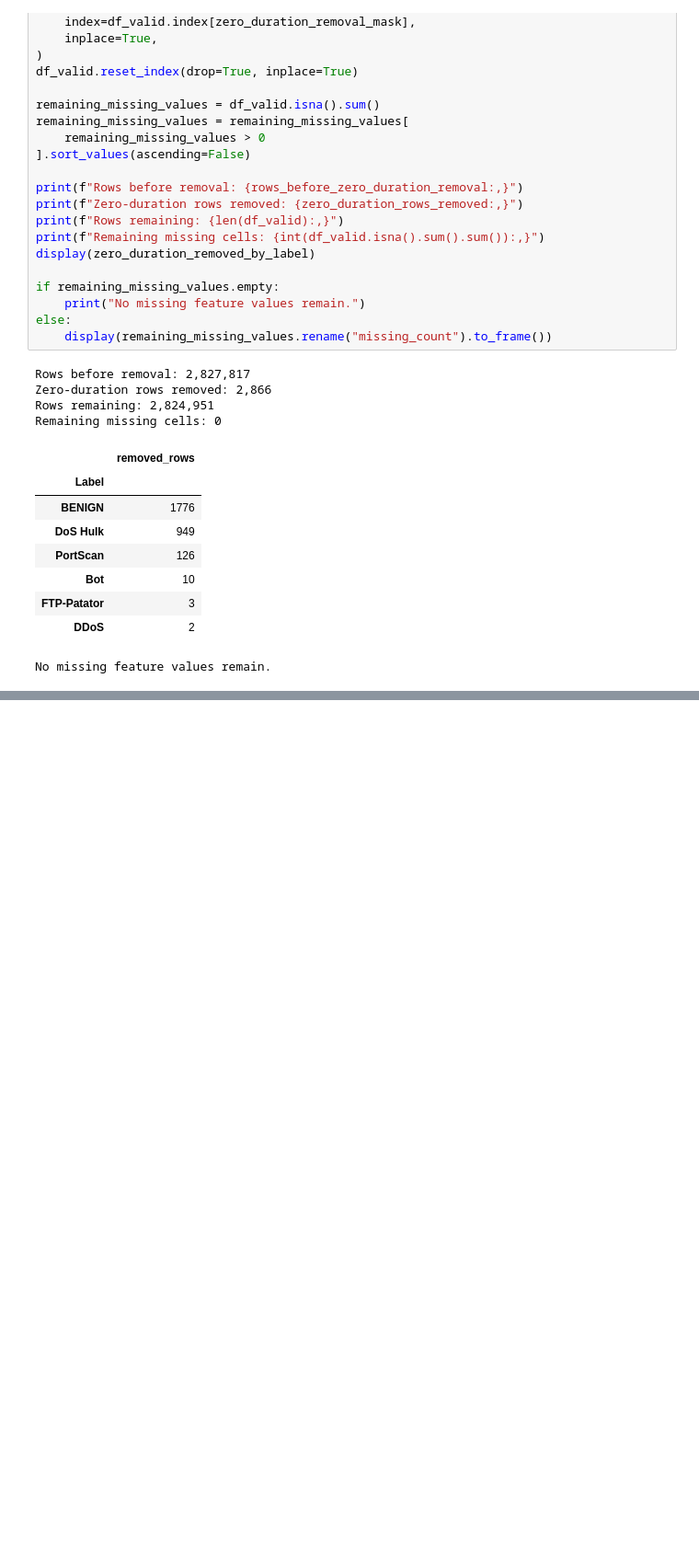
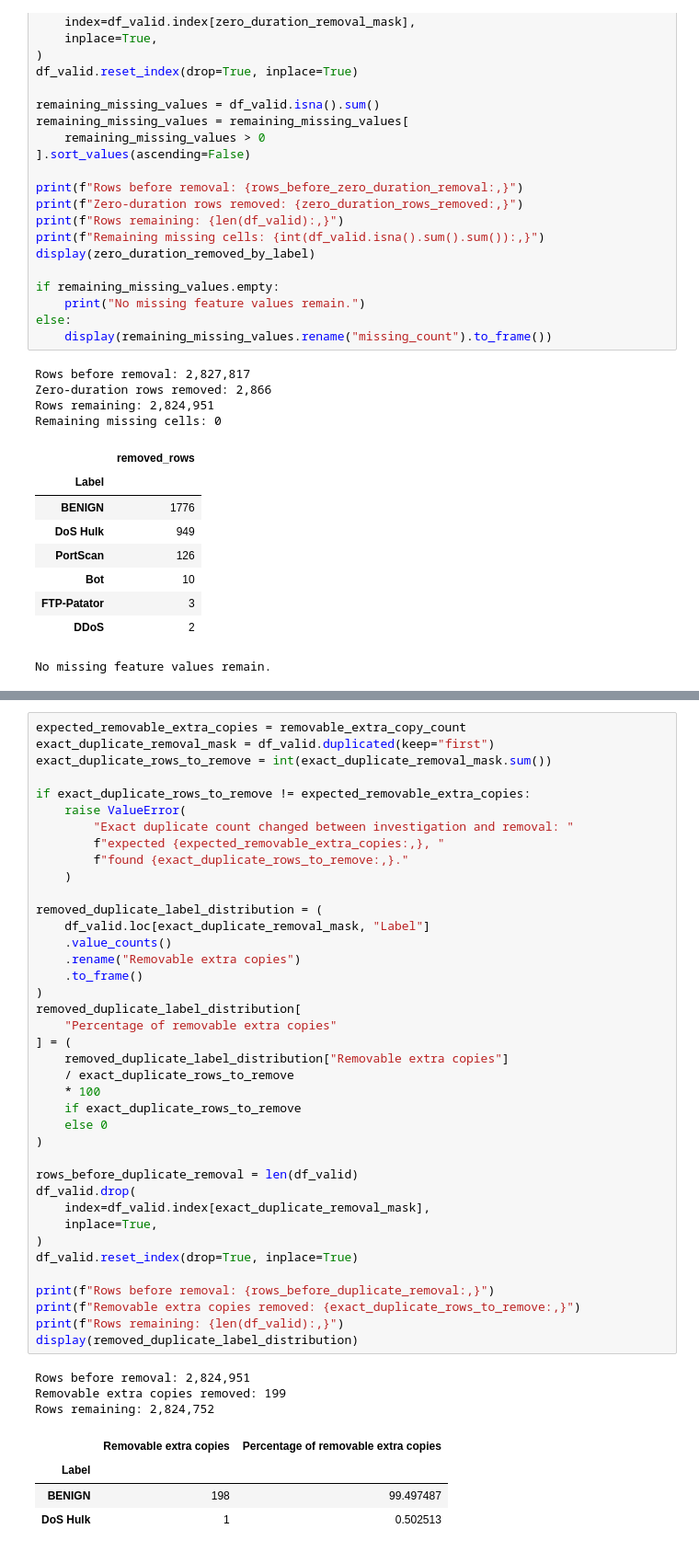
Before and after one commit to Adam-Zouari/DoS-Intrusion-Detection-System, a Jupyter notebook: ml/notebooks/01_data_exploration.ipynb, the cells around one changed output, grey strips where cells are left out. Shown at 92% size. Drawn from its saved outputs; the diff is of its cells as text; blank space fills up the shorter version.

```diff
--- a/ml/notebooks/01_data_exploration.ipynb
+++ b/ml/notebooks/01_data_exploration.ipynb
@@ -1237,0 +1612,47 @@ No missing feature values remain.
+# %%
+expected_removable_extra_copies = removable_extra_copy_count
+exact_duplicate_removal_mask = df_valid.duplicated(keep="first")
+exact_duplicate_rows_to_remove = int(exact_duplicate_removal_mask.sum())
+
+if exact_duplicate_rows_to_remove != expected_removable_extra_copies:
+    raise ValueError(
+        "Exact duplicate count changed between investigation and removal: "
+        f"expected {expected_removable_extra_copies:,}, "
+        f"found {exact_duplicate_rows_to_remove:,}."
+    )
+
+removed_duplicate_label_distribution = (
+    df_valid.loc[exact_duplicate_removal_mask, "Label"]
+    .value_counts()
+    .rename("Removable extra copies")
+    .to_frame()
+)
+removed_duplicate_label_distribution[
+    "Percentage of removable extra copies"
+] = (
+    removed_duplicate_label_distribution["Removable extra copies"]
+    / exact_duplicate_rows_to_remove
+    * 100
+    if exact_duplicate_rows_to_remove
+    else 0
+)
+
+rows_before_duplicate_removal = len(df_valid)
+df_valid.drop(
+    index=df_valid.index[exact_duplicate_removal_mask],
+    inplace=True,
+)
+df_valid.reset_index(drop=True, inplace=True)
+
+print(f"Rows before removal: {rows_before_duplicate_removal:,}")
+print(f"Removable extra copies removed: {exact_duplicate_rows_to_remove:,}")
+print(f"Rows remaining: {len(df_valid):,}")
+display(removed_duplicate_label_distribution)
+# %% [output]
+Rows before removal: 2,824,951
+Removable extra copies removed: 199
+Rows remaining: 2,824,752
+|  | Removable extra copies | Percentage of removable extra copies |
+| Label |  |  |
+| BENIGN | 198 | 99.497487 |
+| DoS Hulk | 1 | 0.502513 |
```
Also changed, not shown: parts of 33 cells of this notebook.
